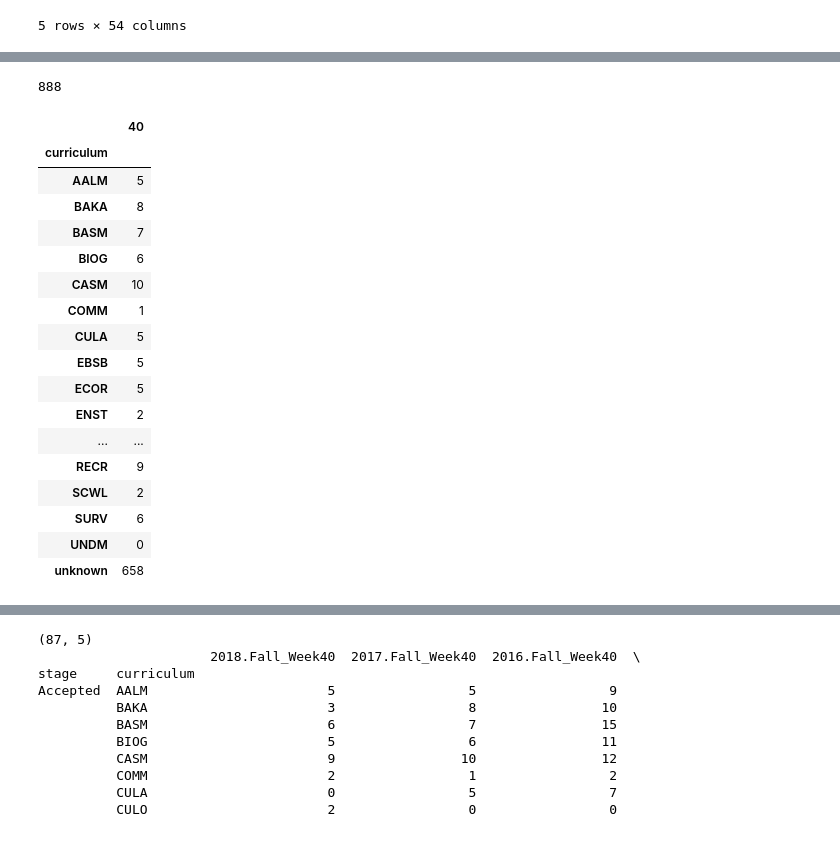
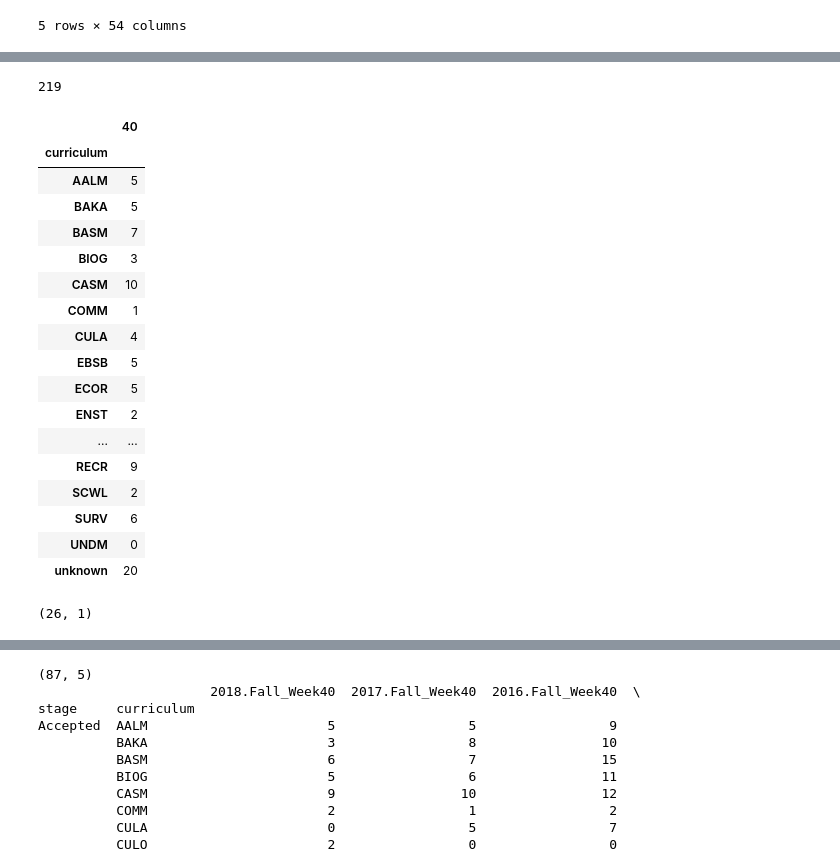
Before and after one commit to JeffWalton-PSC/Admissions, a Jupyter notebook: funnel/Table_ByProgram.ipynb, the cells around one changed output, grey strips where cells are left out. Saved outputs shown, nothing was run; the diff lists cells and outputs as text; code cells hidden in the pictures.

```diff
--- a/funnel/Table_ByProgram.ipynb
+++ b/funnel/Table_ByProgram.ipynb
@@ -65,21 +63,21 @@ NameError: name 'summ_t' is not defined
 # %%
-df.loc[(df['year_term']=='2017.Fall') & (df['stage']=='Accepted')]['40'].sum()
+df.loc[(df['year_term']=='2017.Fall') & (df['stage']=='Deposited')]['40'].sum()
 # %% [output]
-888
+219
 # %%
-t=df.loc[(df['year_term']=='2017.Fall') & (df['stage']=='Accepted')][['curriculum','40']]
+t=df.loc[(df['year_term']=='2017.Fall') & (df['stage']=='Deposited')][['curriculum','40']]
 t['curriculum'] = t['curriculum'].fillna('unknown')
 t.groupby(['curriculum']).sum()
 # %% [output]
 |  | 40 |
 | curriculum |  |
 | AALM | 5 |
-| BAKA | 8 |
+| BAKA | 5 |
 | BASM | 7 |
-| BIOG | 6 |
+| BIOG | 3 |
 | CASM | 10 |
 | COMM | 1 |
-| CULA | 5 |
+| CULA | 4 |
 | EBSB | 5 |
 | ECOR | 5 |
 | ENST | 2 |
@@ -88,4 +86,8 @@ t.groupby(['curriculum']).sum()
 | SCWL | 2 |
 | SURV | 6 |
 | UNDM | 0 |
-| unknown | 658 |
+| unknown | 20 |
+# %%
+t.groupby(['curriculum']).sum().shape
+# %% [output]
+(26, 1)
```
Also changed, not shown: parts of 5 cells of this notebook, 1 other file.
